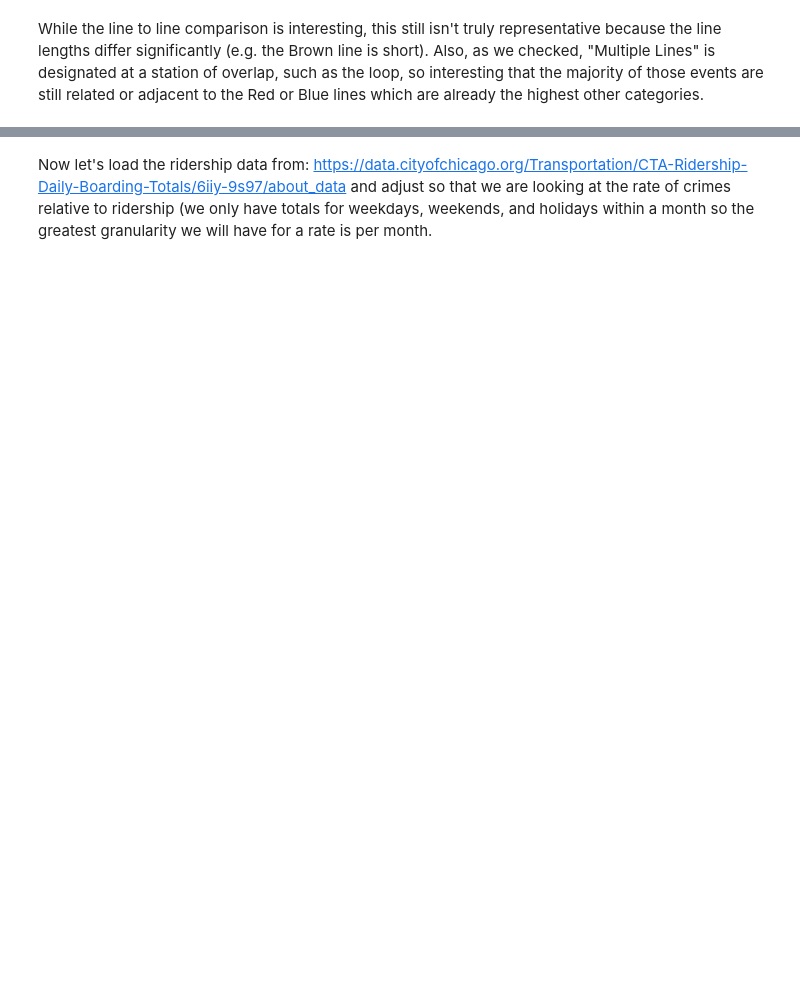
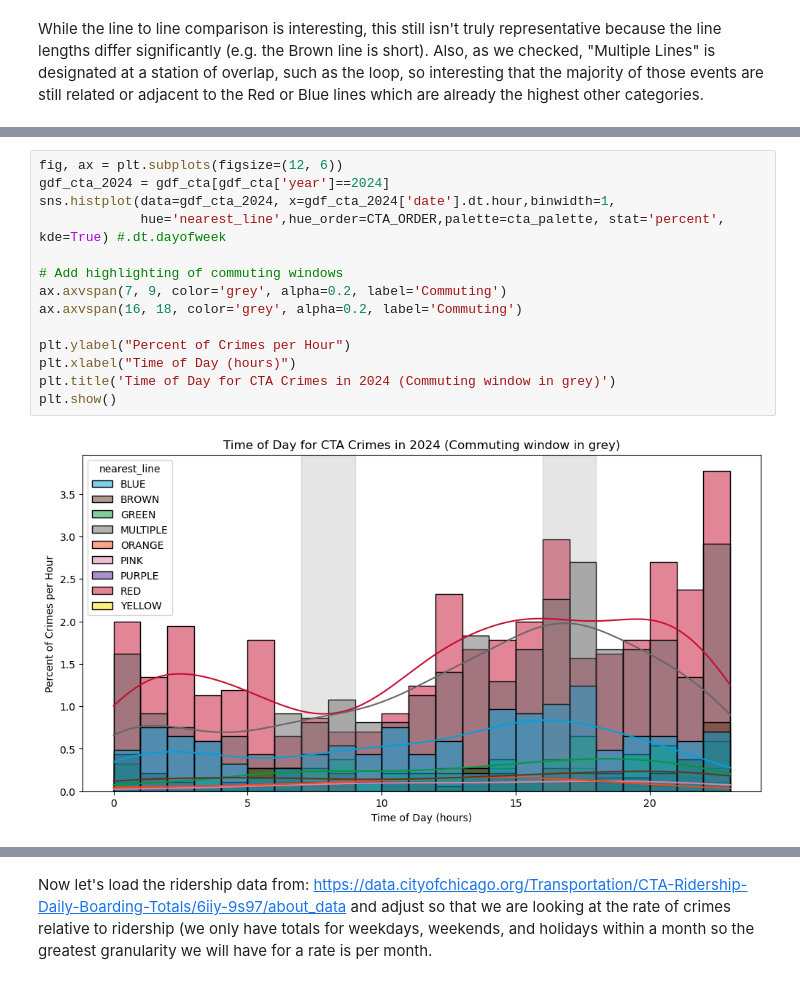
Before and after one commit to ashafer/projects, a Jupyter notebook: chicago/code/Chicago_cta_crime_notebook.ipynb, the cells around one changed output, grey strips where cells are left out. Drawn from its saved outputs; the diff is of its cells as text; blank space fills up the shorter version.

```diff
--- a/chicago/code/Chicago_cta_crime_notebook.ipynb
+++ b/chicago/code/Chicago_cta_crime_notebook.ipynb
@@ -499,0 +502,16 @@ plt.show()
+# %%
+fig, ax = plt.subplots(figsize=(12, 6))
+gdf_cta_2024 = gdf_cta[gdf_cta['year']==2024]
+sns.histplot(data=gdf_cta_2024, x=gdf_cta_2024['date'].dt.hour,binwidth=1,
+             hue='nearest_line',hue_order=CTA_ORDER,palette=cta_palette, stat='percent', kde=True) #.dt.dayofweek
+
+# Add highlighting of commuting windows
+ax.axvspan(7, 9, color='grey', alpha=0.2, label='Commuting')
+ax.axvspan(16, 18, color='grey', alpha=0.2, label='Commuting')
+
+plt.ylabel("Percent of Crimes per Hour")
+plt.xlabel("Time of Day (hours)")
+plt.title('Time of Day for CTA Crimes in 2024 (Commuting window in grey)')
+plt.show()
+# %% [output]
+[figure, added]
```
Also changed, not shown: parts of 32 cells of this notebook, 5 other files.
